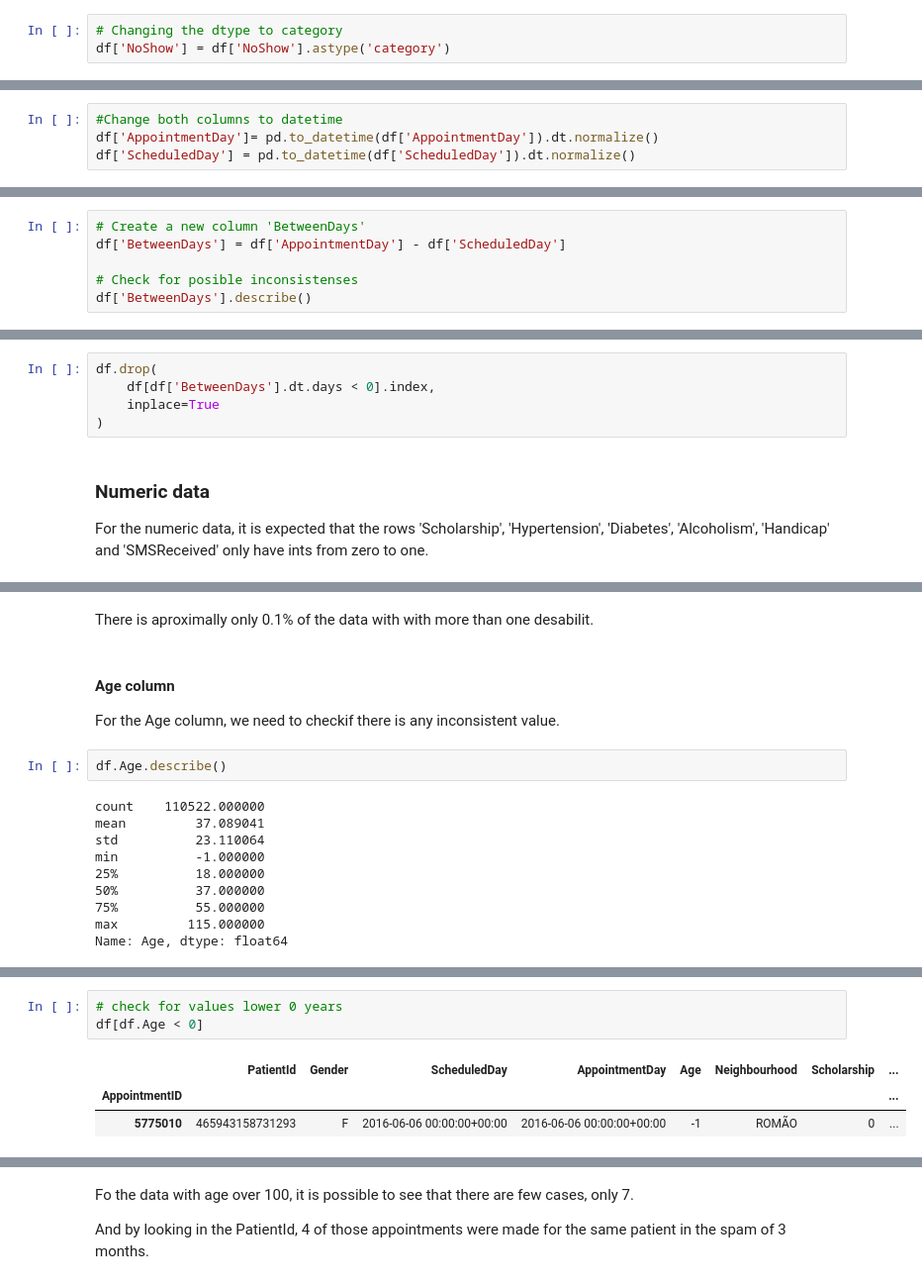
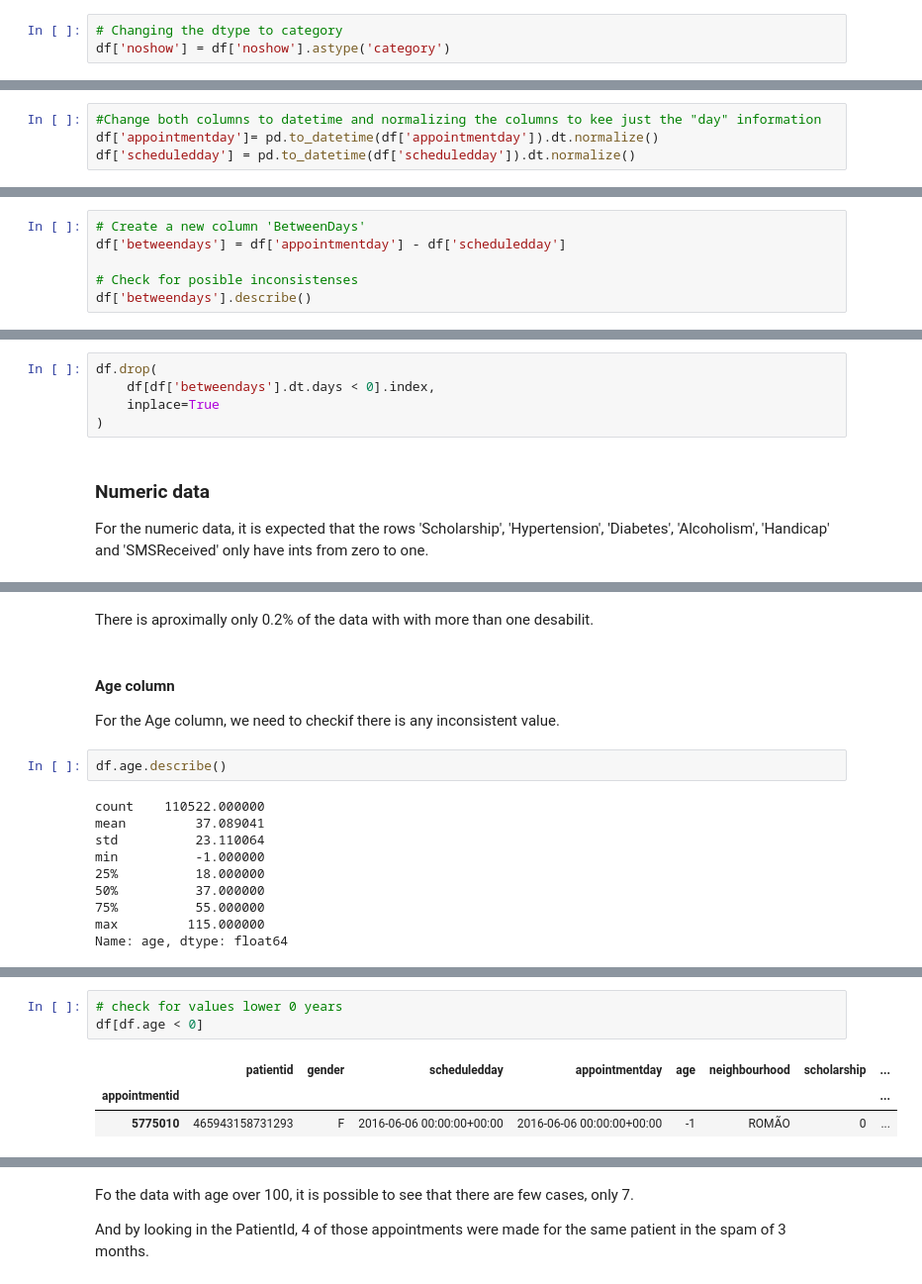
Before and after one commit to viniciusagsa/data-analyst-project, a Jupyter notebook: Investigate_a_Dataset.ipynb, the cells around one changed output, grey strips where cells are left out. Shown: that part at 99% size. Saved outputs shown, nothing was run; the diff lists cells and outputs as text.

```diff
--- a/Investigate_a_Dataset.ipynb
+++ b/Investigate_a_Dataset.ipynb
@@ -141,6 +152,6 @@ df.NoShow.unique()
 array(['No', 'Yes'], dtype=object)
 # %%
 # Changing the dtype to category
-df['NoShow'] = df['NoShow'].astype('category')
+df['noshow'] = df['noshow'].astype('category')
 # %% [markdown]
 #### Neighbourhood
@@ -154,16 +185,16 @@ The Neighbourhood columns has 81 unique values and thereis no need to change any
 ### Datetime data
 Both columns AppointmentDay and ScheduleDay should be in datetime format.
 # %%
-#Change both columns to datetime
-df['AppointmentDay']= pd.to_datetime(df['AppointmentDay']).dt.normalize()
-df['ScheduledDay'] = pd.to_datetime(df['ScheduledDay']).dt.normalize()
+#Change both columns to datetime and normalizing the columns to kee just the "day" information
+df['appointmentday']= pd.to_datetime(df['appointmentday']).dt.normalize()
+df['scheduledday'] = pd.to_datetime(df['scheduledday']).dt.normalize()
 # %% [markdown]
 It can be presumed that all the ScheduledDays are made before the Appointment Day.
 
 To check this, a new column will becreated and filter by this information.
 # %%
 # Create a new column 'BetweenDays'
-df['BetweenDays'] = df['AppointmentDay'] - df['ScheduledDay']
+df['betweendays'] = df['appointmentday'] - df['scheduledday']
 
 # Check for posible inconsistenses
-df['BetweenDays'].describe()
+df['betweendays'].describe()
@@ -176,7 +217,7 @@ df[df['BetweenDays'].dt.days < 0].shape
 Since there is only 5 rows with invalid data, the data will be droped from the dataframe
 # %%
 df.drop(
-    df[df['BetweenDays'].dt.days < 0].index,
+    df[df['betweendays'].dt.days < 0].index,
     inplace=True
 )
 # %% [markdown]
@@ -211,10 +254,10 @@ df[df.Handicap > 1].shape
 # %% [markdown]
-There is aproximally only 0.1% of the data with with more than one desabilit.
+There is aproximally only 0.2% of the data with with more than one desabilit.
 # %% [markdown]
 #### Age column
 For the Age column, we need to checkif there is any inconsistent value.
 # %%
-df.Age.describe()
+df.age.describe()
 # %% [output]
 count    110522.000000
 mean         37.089041
@@ -224,6 +267,6 @@ min          -1.000000
 50%          37.000000
 75%          55.000000
 max         115.000000
-Name: Age, dtype: float64
+Name: age, dtype: float64
 # %% [markdown]
 We see outiers as there is negative data and values over 100.
@@ -231,10 +276,10 @@ As for the negative data, it has no meaning, so it will be droped.
 As for the values over 100, Althoud it is hard to believe, we will check the number of cases and see how it impact the data.
 # %%
 # check for values lower 0 years
-df[df.Age < 0]
+df[df.age < 0]
 # %% [output]
-|  | PatientId | Gender | ScheduledDay | AppointmentDay | Age | Neighbourhood | Scholarship | ... |
-| AppointmentID |  |  |  |  |  |  |  | ... |
+|  | patientid | gender | scheduledday | appointmentday | age | neighbourhood | scholarship | ... |
+| appointmentid |  |  |  |  |  |  |  | ... |
 | 5775010 | 465943158731293 | F | 2016-06-06 00:00:00+00:00 | 2016-06-06 00:00:00+00:00 | -1 | ROMÃO | 0 | ... |
 # %%
 # Drop that column
```
Also changed, not shown: parts of 40 cells of this notebook.
